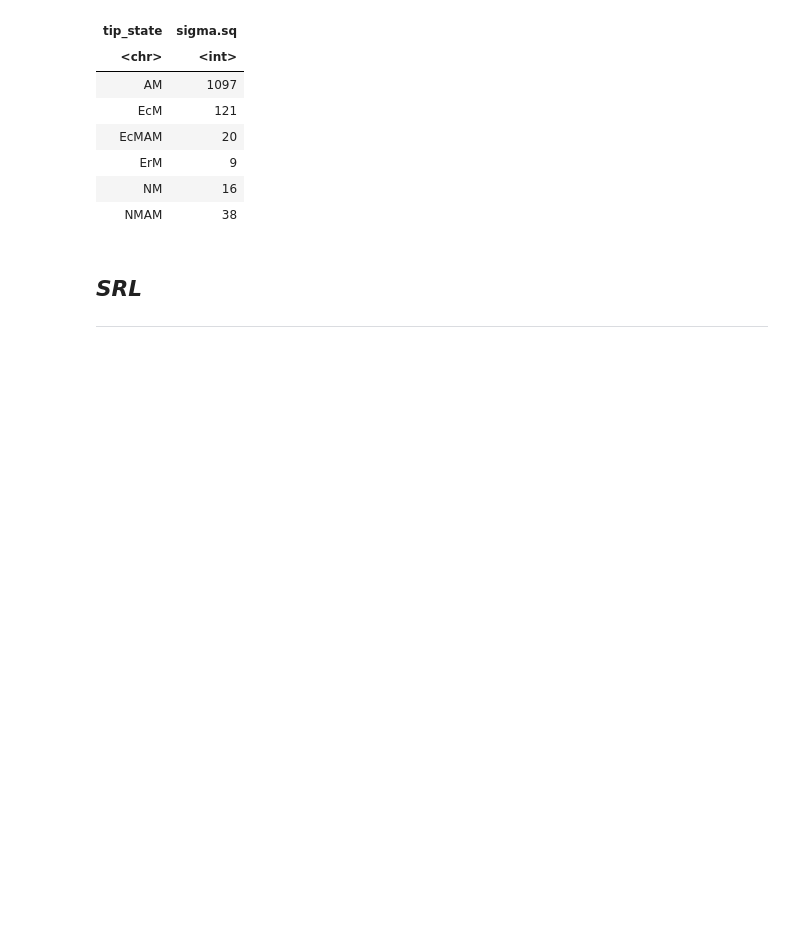
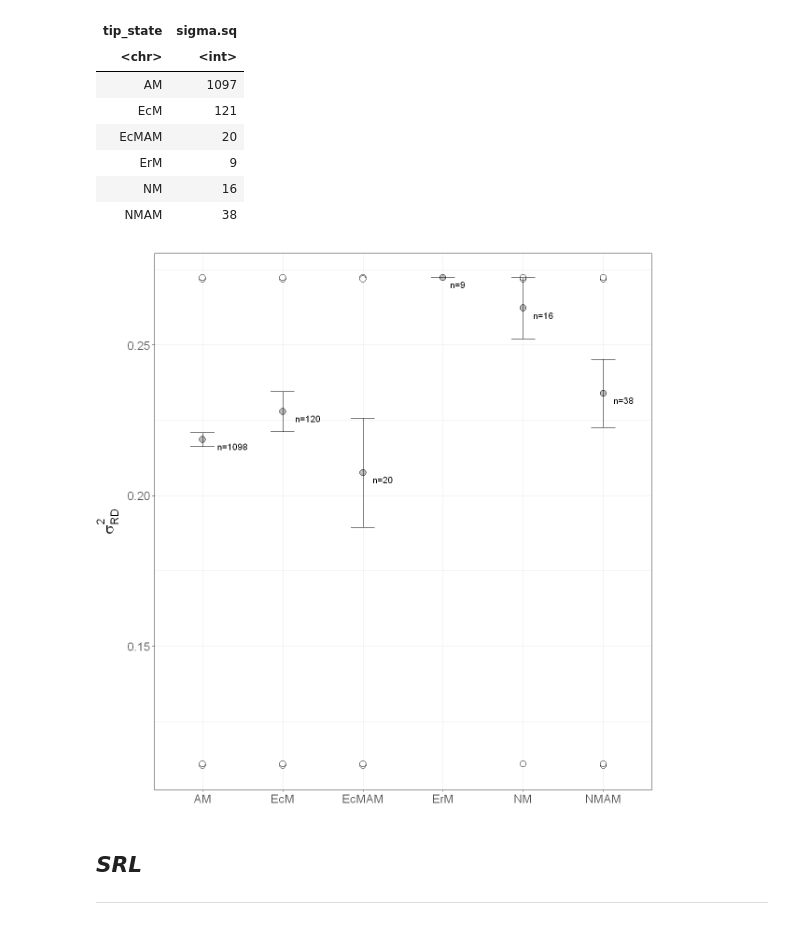
Before and after one commit to anoban/phd, a Jupyter notebook: R/notebooks/houwiesummary.ipynb, the cells around one changed output. Cells and saved outputs as stored; diff of their text form; code cells hidden in the pictures; blank space fills up the shorter version.

```diff
--- a/R/notebooks/houwiesummary.ipynb
+++ b/R/notebooks/houwiesummary.ipynb
@@ -339,25 +339,27 @@ A data.frame: 6 × 2
 # %%
 # https://www.datanovia.com/learn/data-visualization/ggplot2/error-bars
 
 options(repr.plot.width = 10, repr.plot.height = 10)
 
 # summary table
-summtab_rd <- data.frame(
+rd_sigmasq <- data.frame(
     tip.state = aggregate(sigma.sq ~ tip_state, data = rd_avgs_cid, FUN = mean)$tip_state, # mycorrhizal state
     n = aggregate(sigma.sq ~ tip_state, data = rd_avgs_cid, FUN = length)$sigma.sq, # n
     m = aggregate(sigma.sq ~ tip_state, data = rd_avgs_cid, FUN = mean)$sigma.sq, # mean
     err = aggregate(sigma.sq ~ tip_state, data = rd_avgs_cid, FUN = function(s) { sd(s) / sqrt(length(s)) })$sigma.sq # stderr
 )
 
 p <- ggplot2::ggplot(aes(x = tip_state, y = sigma.sq), data = rd_avgs_cid) +
      theme_bw() +
      geom_point(pch = 21, size = 3.5, show.legend = FALSE, fill = "white", colour = "black") + # the raw data points
      stat_summary(fun = "mean", geom = "point", size = 3.5, fill = "grey", colour = "black", pch = 21) + # means as points
-     geom_errorbar(aes(ymin = m - err, ymax = m + err, x = tip.state, y = m), data = summtab_rd, inherit.aes = FALSE, width = 0.3) + # standard error bars
-     geom_text(aes(y = m, x = tip.state, label = paste0("n=", n)), hjust = -0.5, vjust = 1.5, data = summtab_rd, inherit.aes = FALSE, size = 4) + # number of obs per group
+     geom_errorbar(aes(ymin = m - err, ymax = m + err, x = tip.state, y = m), data = rd_sigmasq, inherit.aes = FALSE, width = 0.3) + # standard error bars
+     geom_text(aes(y = m, x = tip.state, label = paste0("n=", n)), hjust = -0.5, vjust = 1.5, data = rd_sigmasq, inherit.aes = FALSE, size = 4) + # number of obs per group
      ylab(expression(sigma[RD]^2)) +
      theme(axis.title.y = element_text(size = 20, vjust = 2.25), axis.text = element_text(size = 15)) +
      xlab(NULL)
 
 plot(p)
 # ggplot2::ggsave(filename = "../../plots/sigmasq_CID_RD.png", plot = p, device = "png", width = 10, height = 10, units = "in", dpi = 500)
+# %% [output]
+[figure, added]
```
Also changed, not shown: parts of 1 cell of this notebook, 1 other file.
